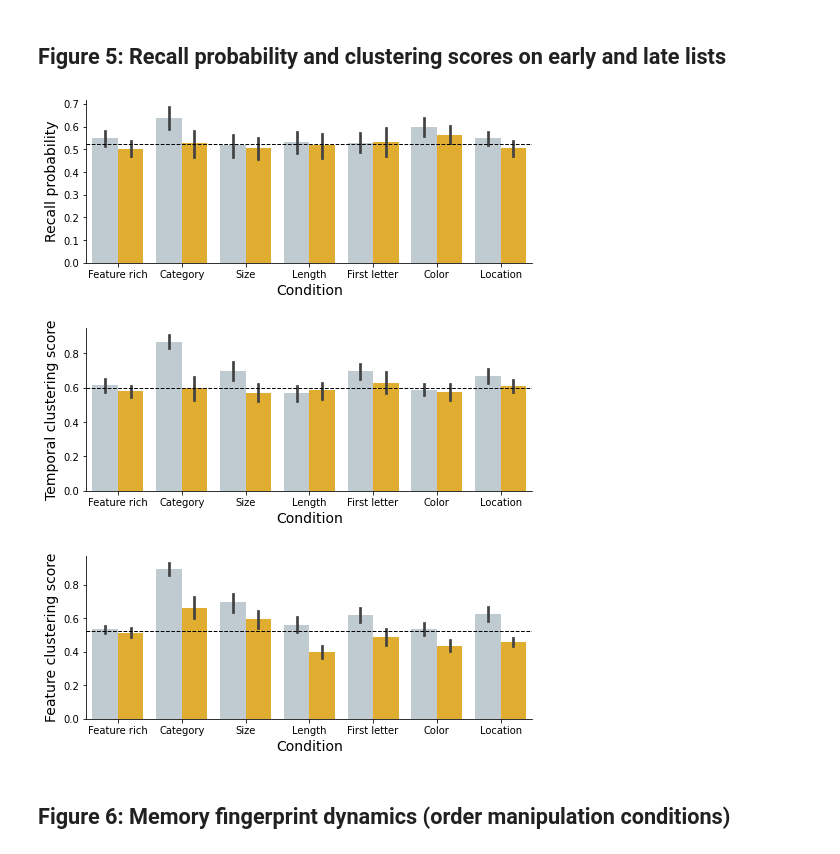
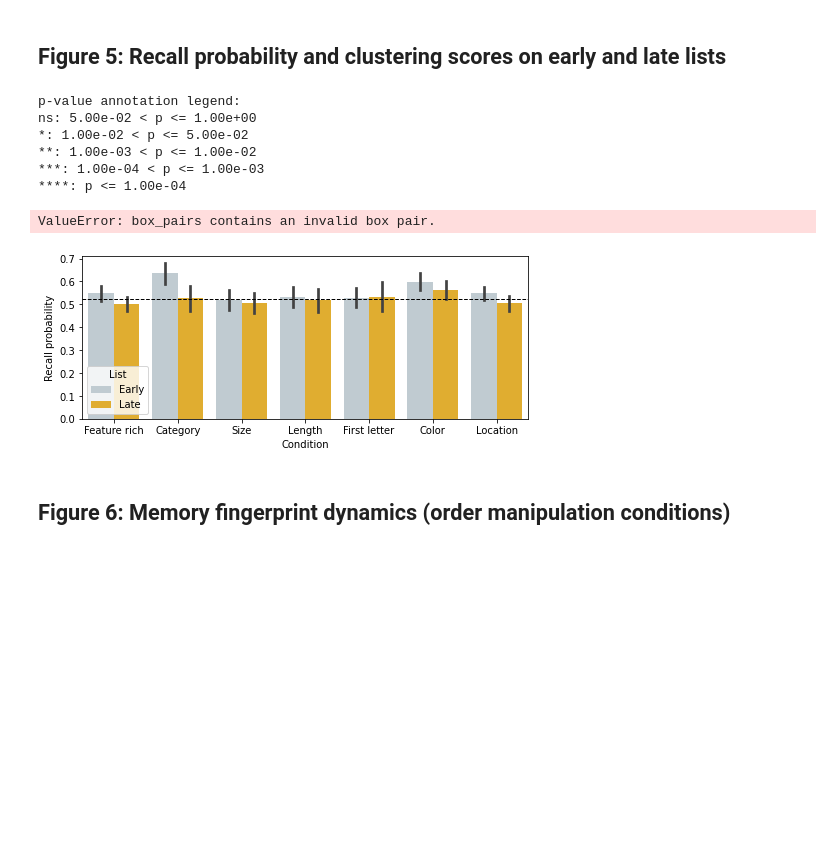
Before and after one commit to ContextLab/FRFR-analyses, a Jupyter notebook: code/create_figures.ipynb, the cells around one changed output. Saved outputs shown, nothing was run; the diff lists cells and outputs as text; code cells hidden in the pictures; blank space fills up the shorter version.

Commit message:
working on adding statistical annotations to bar plots [WIP]

```diff
--- a/code/create_figures.ipynb
+++ b/code/create_figures.ipynb
@@ -162,16 +210,23 @@ combo_fingerprint_plot(results['fingerprint'], include_conds=non_adaptive_exclud
 # %%
 clustering_results = create_clustering_df(results)
 
 barplot_helper(clustering_results, y='Recall probability', hue='List', palette=[colors['early'], colors['late']], width=8, height=3,
-               ref='Feature rich', fname='accuracy_by_cond_barplot');
+               ref='Feature rich', fname='accuracy_by_cond_barplot', ylim=[0.0, 1.0]);
 barplot_helper(clustering_results, y='Temporal clustering score', hue='List', palette=[colors['early'], colors['late']], width=8, height=3,
-               ref='Feature rich', fname='temporal_clustering_by_cond_barplot');
+               ref='Feature rich', fname='temporal_clustering_by_cond_barplot', ylim=[0.0, 1.0]);
 barplot_helper(clustering_results, y='Feature clustering score', hue='List', palette=[colors['early'], colors['late']], width=8, height=3,
-               ref='Feature rich', fname='feature_clustering_by_cond_barplot');
+               ref='Feature rich', fname='feature_clustering_by_cond_barplot', ylim=[0.0, 1.0]);
+barplot_helper(clustering_results, y='Corrected feature clustering score', hue='List', palette=[colors['early'], colors['late']], width=8, height=3,
+               ref='Feature rich', fname='corrected_feature_clustering_by_cond_barplot', ylim=[0.0, 1.0], ylabel='Residual feature clustering');
 # %% [output]
+p-value annotation legend:
+ns: 5.00e-02 < p <= 1.00e+00
+*: 1.00e-02 < p <= 5.00e-02
+**: 1.00e-03 < p <= 1.00e-02
+***: 1.00e-04 < p <= 1.00e-03
+****: p <= 1.00e-04
+ValueError: box_pairs contains an invalid box pair.
-[figure, old version]
+[figure, new version]
-[figure, removed]
-[figure, removed]
 # %% [markdown]
 ## Figure 6: Memory fingerprint dynamics (order manipulation conditions)
 # %%
```
Also changed, not shown: parts of 3 cells of this notebook, 15 other files.
